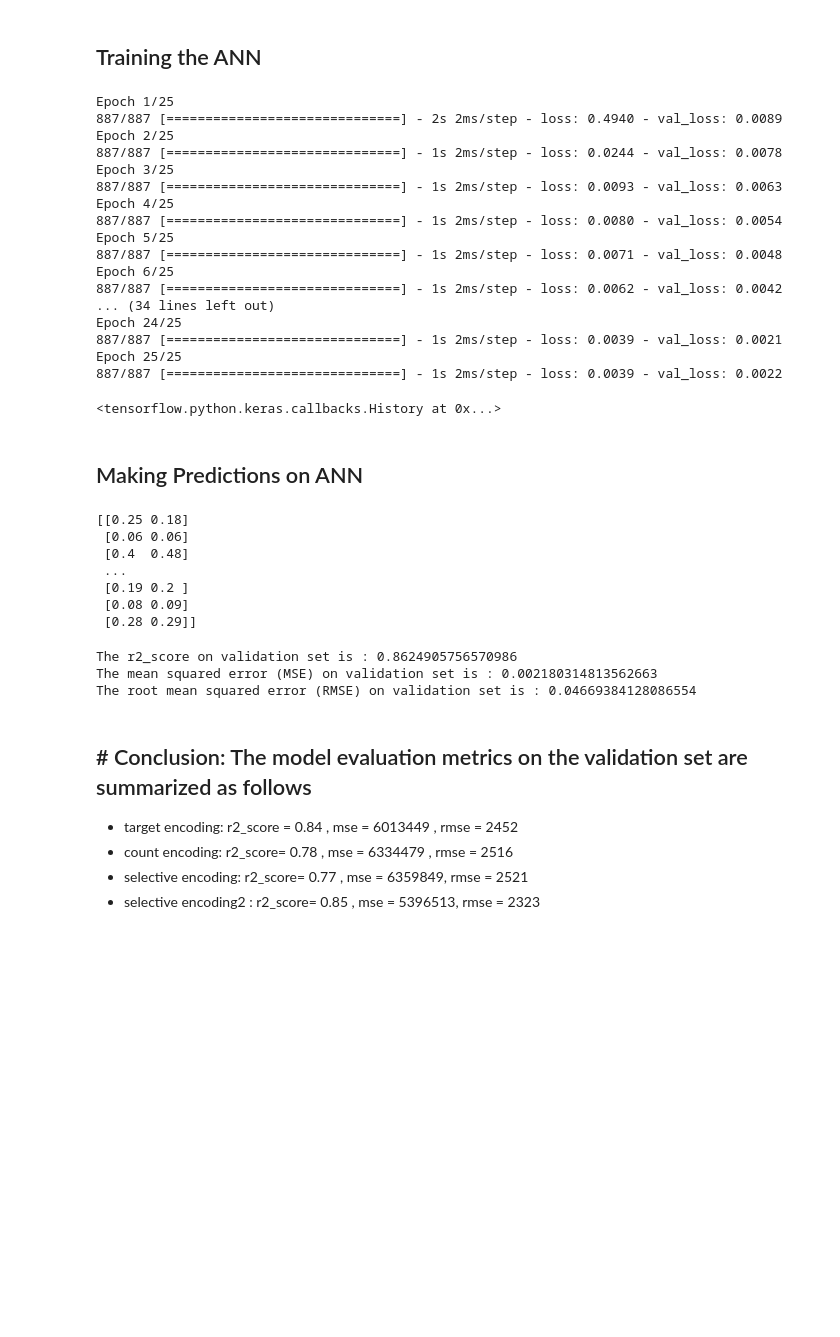
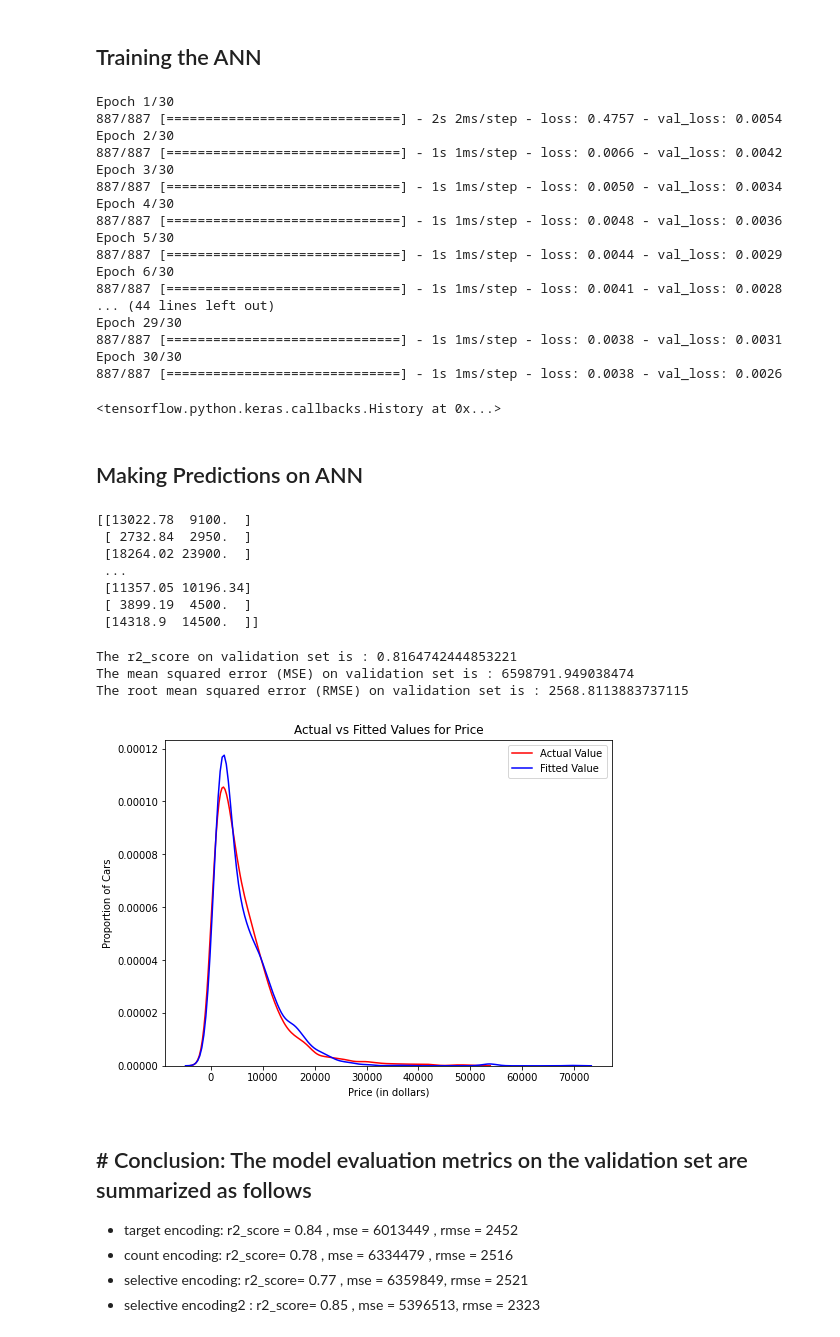
Before and after one commit to obeabi/SdsOctober2020Challenge, a Jupyter notebook: Main_v4.ipynb, the cells around one changed output. Drawn from its saved outputs; the diff is of its cells as text; code cells hidden in the pictures; blank space fills up the shorter version.

```diff
--- a/Main_v4.ipynb
+++ b/Main_v4.ipynb
@@ -43,7 +43,7 @@ tf.__version__
 df_train = pd.read_csv('df_train_se2.csv', engine= 'python', encoding= 'latin1')
 
 # drop first column
-df_train.drop('Unnamed: 0', axis = 1, inplace = True)
+df_train.drop(['Unnamed: 0', 'duration_listed'], axis = 1, inplace = True)
 
 df_train.head()
 # %% [output]
@@ -220,28 +218,28 @@ ann.add(Dense(units=1, activation=None))
 ## Training the ANN
 # %%
 # Compiling the ANN
-ann.compile(optimizer = 'adam', loss = 'mean_squared_error')
+ann.compile(optimizer = 'rmsprop', loss = 'mean_squared_error')
 
 # Training the ANN on the Training set
-ann.fit(X_train, y_train, batch_size = 2**5, epochs = 25,  validation_data=(X_validation, y_validation))
+ann.fit(X_train, y_train, batch_size = 2**5, epochs = 30,  validation_data=(X_validation, y_validation))
 # %% [output]
-Epoch 1/25
-887/887 [==============================] - 2s 2ms/step - loss: 0.4940 - val_loss: 0.0089
-Epoch 2/25
-887/887 [==============================] - 1s 2ms/step - loss: 0.0244 - val_loss: 0.0078
-Epoch 3/25
-887/887 [==============================] - 1s 2ms/step - loss: 0.0093 - val_loss: 0.0063
-Epoch 4/25
-887/887 [==============================] - 1s 2ms/step - loss: 0.0080 - val_loss: 0.0054
-Epoch 5/25
-887/887 [==============================] - 1s 2ms/step - loss: 0.0071 - val_loss: 0.0048
-Epoch 6/25
-887/887 [==============================] - 1s 2ms/step - loss: 0.0062 - val_loss: 0.0042
-... (34 lines left out)
-Epoch 24/25
-887/887 [==============================] - 1s 2ms/step - loss: 0.0039 - val_loss: 0.0021
-Epoch 25/25
-887/887 [==============================] - 1s 2ms/step - loss: 0.0039 - val_loss: 0.0022
+Epoch 1/30
+887/887 [==============================] - 2s 2ms/step - loss: 0.4757 - val_loss: 0.0054
+Epoch 2/30
+887/887 [==============================] - 1s 1ms/step - loss: 0.0066 - val_loss: 0.0042
+Epoch 3/30
+887/887 [==============================] - 1s 1ms/step - loss: 0.0050 - val_loss: 0.0034
+Epoch 4/30
+887/887 [==============================] - 1s 1ms/step - loss: 0.0048 - val_loss: 0.0036
+Epoch 5/30
+887/887 [==============================] - 1s 1ms/step - loss: 0.0044 - val_loss: 0.0029
+Epoch 6/30
+887/887 [==============================] - 1s 1ms/step - loss: 0.0041 - val_loss: 0.0028
+... (44 lines left out)
+Epoch 29/30
+887/887 [==============================] - 1s 1ms/step - loss: 0.0038 - val_loss: 0.0031
+Epoch 30/30
+887/887 [==============================] - 1s 1ms/step - loss: 0.0038 - val_loss: 0.0026
 <tensorflow.python.keras.callbacks.History at 0x...>
 # %% [markdown]
 ##  Making Predictions on ANN
@@ -249,19 +247,19 @@ Epoch 25/25
 # Make prediction on validation and test set
 y_hat_validation = ann.predict(X_validation)
 y_pred = ann.predict(X_test)
-#y_hat_validation = sc_y.inverse_transform(y_hat_validation)
-#y_validation = sc_y.inverse_transform(y_validation)
+y_hat_validation = sc_y.inverse_transform(y_hat_validation)
+y_validation = sc_y.inverse_transform(y_validation)
 y_pred = sc_y.inverse_transform(y_pred)
 np.set_printoptions(precision=2)
 print(np.concatenate((y_hat_validation.reshape(len(y_hat_validation),1), y_validation.reshape(len(y_validation),1)),1))
 # %% [output]
-[[0.25 0.18]
- [0.06 0.06]
- [0.4  0.48]
+[[13022.78  9100.  ]
+ [ 2732.84  2950.  ]
+ [18264.02 23900.  ]
  ...
- [0.19 0.2 ]
- [0.08 0.09]
- [0.28 0.29]]
+ [11357.05 10196.34]
+ [ 3899.19  4500.  ]
+ [14318.9  14500.  ]]
 # %%
 # Using scikit learn to evaluate performance
 from sklearn.metrics import  r2_score, mean_squared_error
@@ -270,9 +268,27 @@ print("The r2_score on validation set is :", r2_score(y_hat_validation, y_valida
 print("The mean squared error (MSE) on validation set is :", mse)
 print("The root mean squared error (RMSE) on validation set is :", np.sqrt(mse))
 # %% [output]
-The r2_score on validation set is : 0.8624905756570986
-The mean squared error (MSE) on validation set is : 0.002180314813562663
-The root mean squared error (RMSE) on validation set is : 0.04669384128086554
+The r2_score on validation set is : 0.8164742444853221
+The mean squared error (MSE) on validation set is : 6598791.949038474
+The root mean squared error (RMSE) on validation set is : 2568.8113883737115
+# %%
+# Let's visualize the fit
+plt.figure(figsize=(8, 6))
+
+
+ax1 = sns.distplot(y_validation, hist=False, color="r", label="Actual Value")
+sns.distplot(y_hat_validation, hist=False, color="b", label="Fitted Values" , ax=ax1)
+
+
+plt.title('Actual vs Fitted Values for Price')
+plt.xlabel('Price (in dollars)')
+plt.ylabel('Proportion of Cars')
+plt.legend(['Actual Value','Fitted Value'])
+
+plt.show()
+plt.close()
+# %% [output]
+[figure, added]
 # %% [markdown]
 ## # Conclusion: The model evaluation metrics on the validation set  are summarized as follows
 * target encoding: r2_score = 0.84 , mse = 6013449 , rmse = 2452
```
Also changed, not shown: parts of 6 cells of this notebook.
